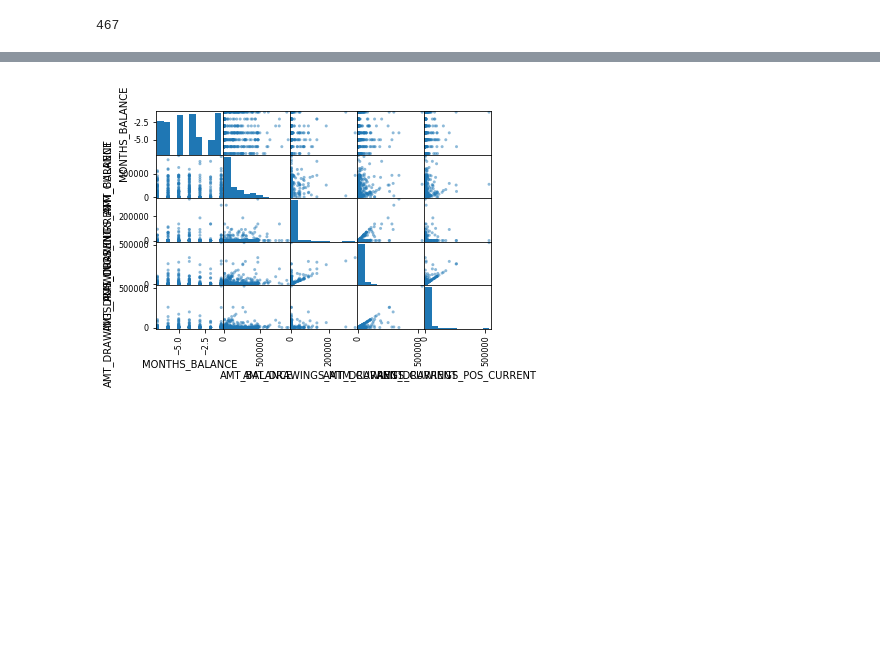
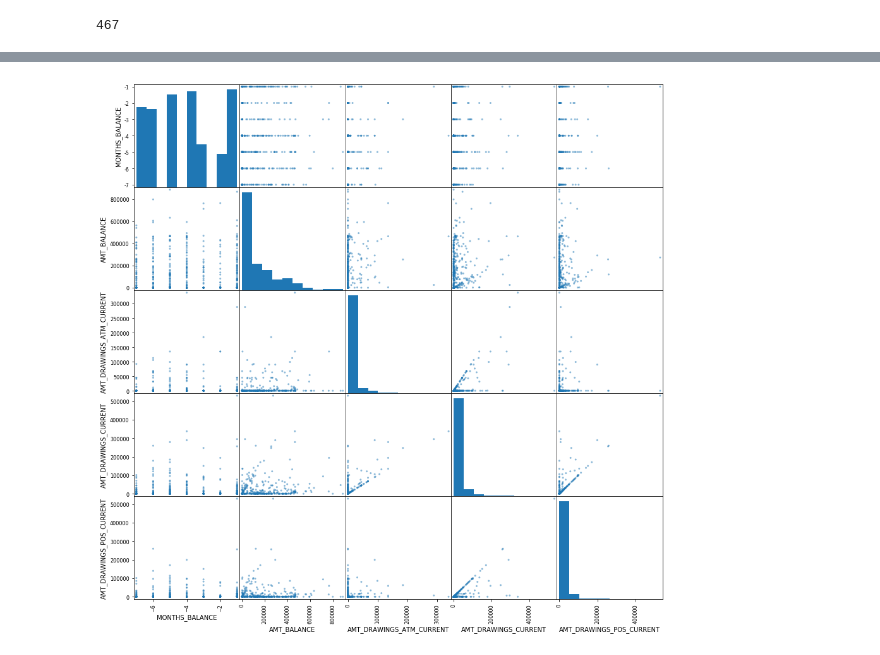
Before and after one commit to nahidnstu12/python-playground, a Jupyter notebook: Pandas/Credit_card.ipynb, the cells around one changed output, grey strips where cells are left out. Saved outputs shown, nothing was run; the diff lists cells and outputs as text; code cells hidden in the pictures; blank space fills up the shorter version.

```diff
--- a/Pandas/Credit_card.ipynb
+++ b/Pandas/Credit_card.ipynb
@@ -89,6 +90,6 @@ plt.show()
 # %%
 from pandas.plotting import scatter_matrix
-scatter_matrix(netDef)
+scatter_matrix(netDef,figsize=(15,15))
 plt.show()
 # %% [output]
-[figure, old version]
+[figure, new version]
```
Also changed, not shown: parts of 3 cells of this notebook, 5 other files.
